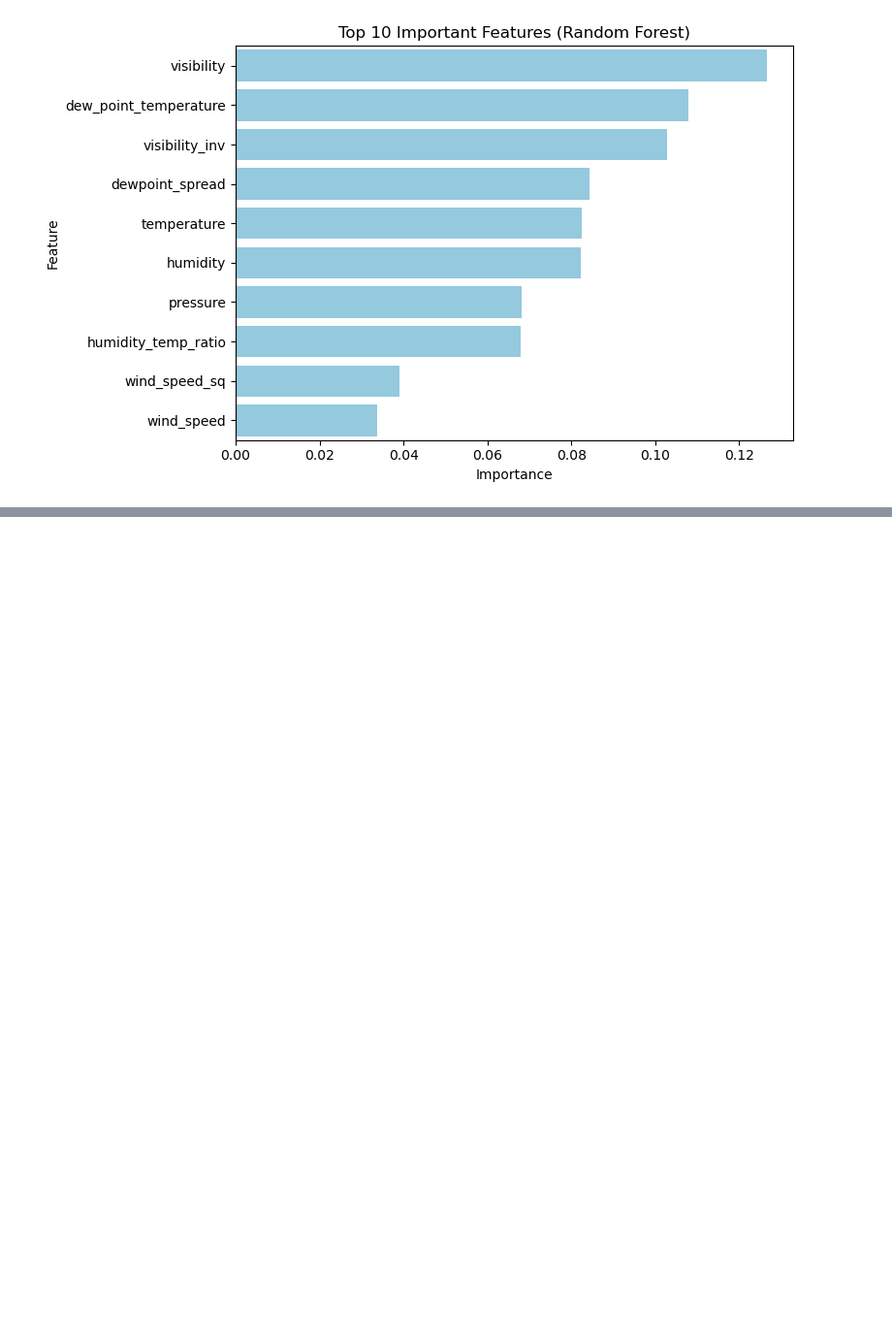
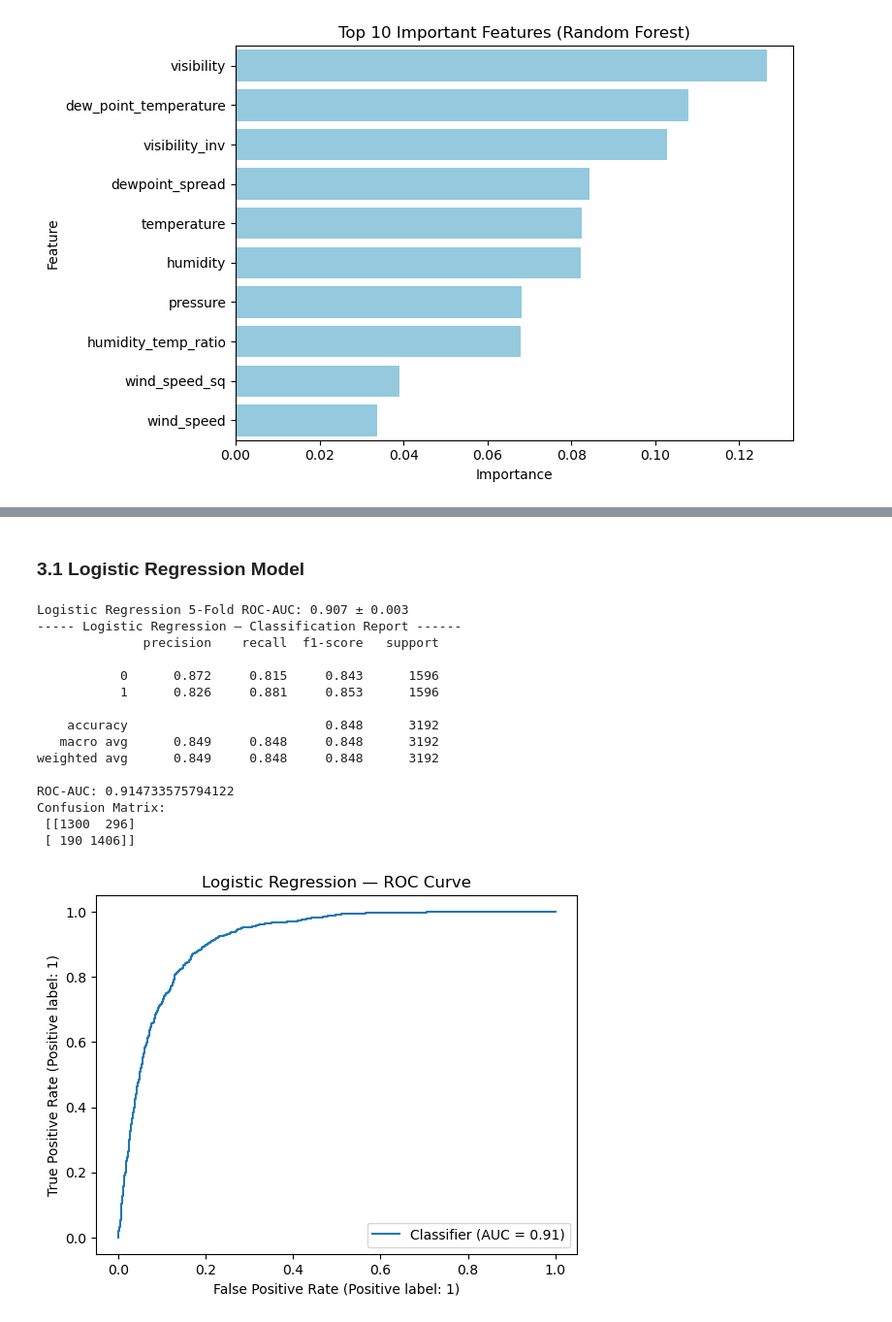
Before and after one commit to Yanyin-Chen-1156325/ST_ML_1156325, a Jupyter notebook: assignment3.ipynb, the cells around one changed output, grey strips where cells are left out. Shown at 97% size. Saved outputs shown, nothing was run; the diff lists cells and outputs as text; code cells hidden in the pictures; blank space fills up the shorter version.

```diff
--- a/assignment3.ipynb
+++ b/assignment3.ipynb
@@ -298,0 +308,69 @@ These consistent findings confirm the reliability of the selected variables, whi
+# %% [markdown]
+### 3.1 Logistic Regression Model
+# %%
+# Prepare features and target for supervised learning according to the results from feature selection.
+selected_features = [
+    'humidity',
+    'humidity_temp_ratio',
+    'visibility',
+    'dew_point_temperature',
+    'dewpoint_spread',
+    'pressure',
+    'temperature',
+    'wind_speed',
+    'season_2',
+    'season_3',
+    'season_4'
+]
+
+# Split features and target again
+X = df_balanced[selected_features].copy()
+y = df_balanced["is_rain"].astype(int)
+
+# Stratified 80/20 split to maintain class ratio
+X_train, X_test, y_train, y_test = train_test_split(
+    X, y, test_size=0.2, random_state=42, stratify=y
+)
+
+# Initialize model with L2 regularization (default)
+logreg = LogisticRegression(max_iter=2000, n_jobs=-1)
+
+# 5-fold cross-validation for ROC-AUC
+cv = StratifiedKFold(n_splits=5, shuffle=True, random_state=42)
+cv_auc = cross_val_score(logreg, X_train, y_train, cv=cv, scoring="roc_auc")
+print(f"Logistic Regression 5-Fold ROC-AUC: {cv_auc.mean():.3f} ± {cv_auc.std():.3f}")
+
+# Fit on the full training set
+logreg.fit(X_train, y_train)
+
+# Predict on the test set
+y_pred_lr = logreg.predict(X_test)
+y_prob_lr = logreg.predict_proba(X_test)[:, 1]
+
+# Performance metrics
+print("----- Logistic Regression — Classification Report ------")
+print(classification_report(y_test, y_pred_lr, digits=3))
+print("ROC-AUC:", roc_auc_score(y_test, y_prob_lr))
+print("Confusion Matrix:\n", confusion_matrix(y_test, y_pred_lr))
+
+# ROC curve
+RocCurveDisplay.from_predictions(y_test, y_prob_lr)
+plt.title("Logistic Regression — ROC Curve")
+plt.show()
+# %% [output]
+Logistic Regression 5-Fold ROC-AUC: 0.907 ± 0.003
+----- Logistic Regression — Classification Report ------
+              precision    recall  f1-score   support
+
+           0      0.872     0.815     0.843      1596
+           1      0.826     0.881     0.853      1596
+
+    accuracy                          0.848      3192
+   macro avg      0.849     0.848     0.848      3192
+weighted avg      0.849     0.848     0.848      3192
+
+ROC-AUC: 0.914733575794122
+Confusion Matrix:
+ [[1300  296]
+ [ 190 1406]]
+[figure, added]
```
Also changed, not shown: parts of 12 cells of this notebook.
